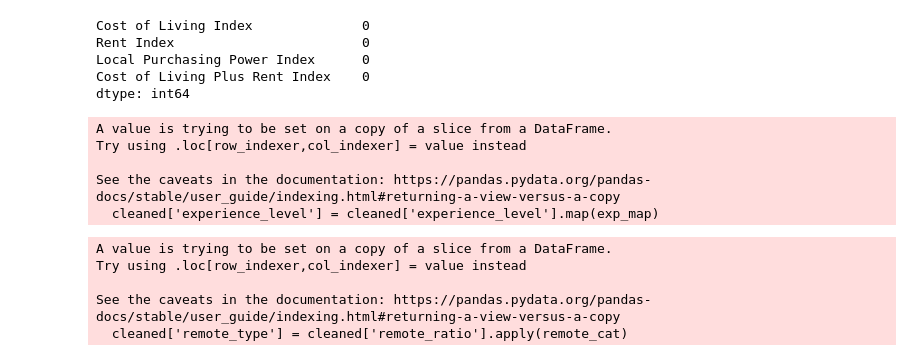
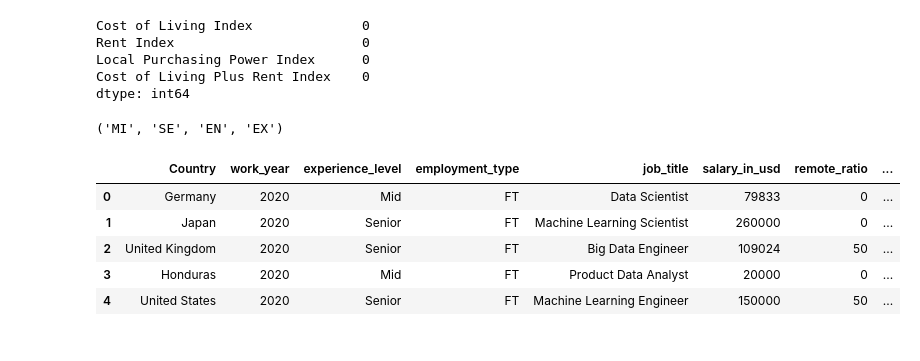
Before and after one commit to Uman-66/ai-driven-salary-analysis, a Jupyter notebook: notebooks/01_data_loading_and_overview.ipynb, the cells around one changed output. Saved outputs shown, nothing was run; the diff lists cells and outputs as text; code cells hidden in the pictures.

Commit message:
Phase 2 data cleaning

```diff
--- a/notebooks/01_data_loading_and_overview.ipynb
+++ b/notebooks/01_data_loading_and_overview.ipynb
@@ -272,23 +271,23 @@ Cost of Living Plus Rent Index    0
 dtype: int64
 # %%
 exp_map = {'EN': 'Entry', 'MI': 'Mid', 'SE': 'Senior', 'EX': 'Executive'}
-cleaned['experience_level'] = cleaned['experience_level'].map(exp_map)
+cleaned.loc[:,'experience_level'] = cleaned['experience_level'].map(exp_map)
+'MI', 'SE', 'EN', 'EX'
 # %% [output]
-A value is trying to be set on a copy of a slice from a DataFrame.
-Try using .loc[row_indexer,col_indexer] = value instead
-
-See the caveats in the documentation: https://pandas.pydata.org/pandas-docs/stable/user_guide/indexing.html#returning-a-view-versus-a-copy
-  cleaned['experience_level'] = cleaned['experience_level'].map(exp_map)
+('MI', 'SE', 'EN', 'EX')
 # %%
 def remote_cat(x):
     if x == 0: return 'Onsite'
     elif x == 50: return 'Hybrid'
     else: return 'Remote'
 
-cleaned['remote_type'] = cleaned['remote_ratio'].apply(remote_cat)
+cleaned.loc[:,'remote_type'] = cleaned['remote_ratio'].apply(remote_cat)
-# %% [output]
-A value is trying to be set on a copy of a slice from a DataFrame.
-Try using .loc[row_indexer,col_indexer] = value instead
-
-See the caveats in the documentation: https://pandas.pydata.org/pandas-docs/stable/user_guide/indexing.html#returning-a-view-versus-a-copy
-  cleaned['remote_type'] = cleaned['remote_ratio'].apply(remote_cat)
+# %%
+cleaned.head()
+# %% [output]
+|  | Country | work_year | experience_level | employment_type | job_title | salary_in_usd | remote_ratio | ... |
+| 0 | Germany | 2020 | Mid | FT | Data Scientist | 79833 | 0 | ... |
+| 1 | Japan | 2020 | Senior | FT | Machine Learning Scientist | 260000 | 0 | ... |
+| 2 | United Kingdom | 2020 | Senior | FT | Big Data Engineer | 109024 | 50 | ... |
+| 3 | Honduras | 2020 | Mid | FT | Product Data Analyst | 20000 | 0 | ... |
+| 4 | United States | 2020 | Senior | FT | Machine Learning Engineer | 150000 | 50 | ... |
```
Also changed, not shown: parts of 2 cells of this notebook.
